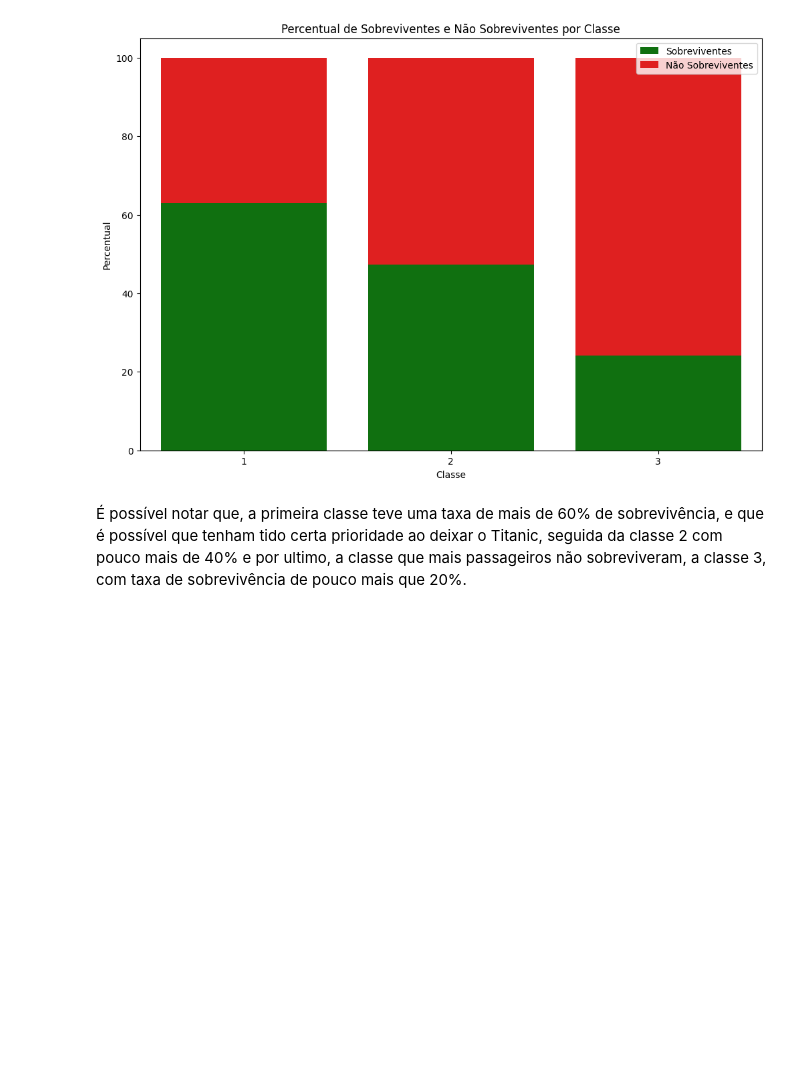
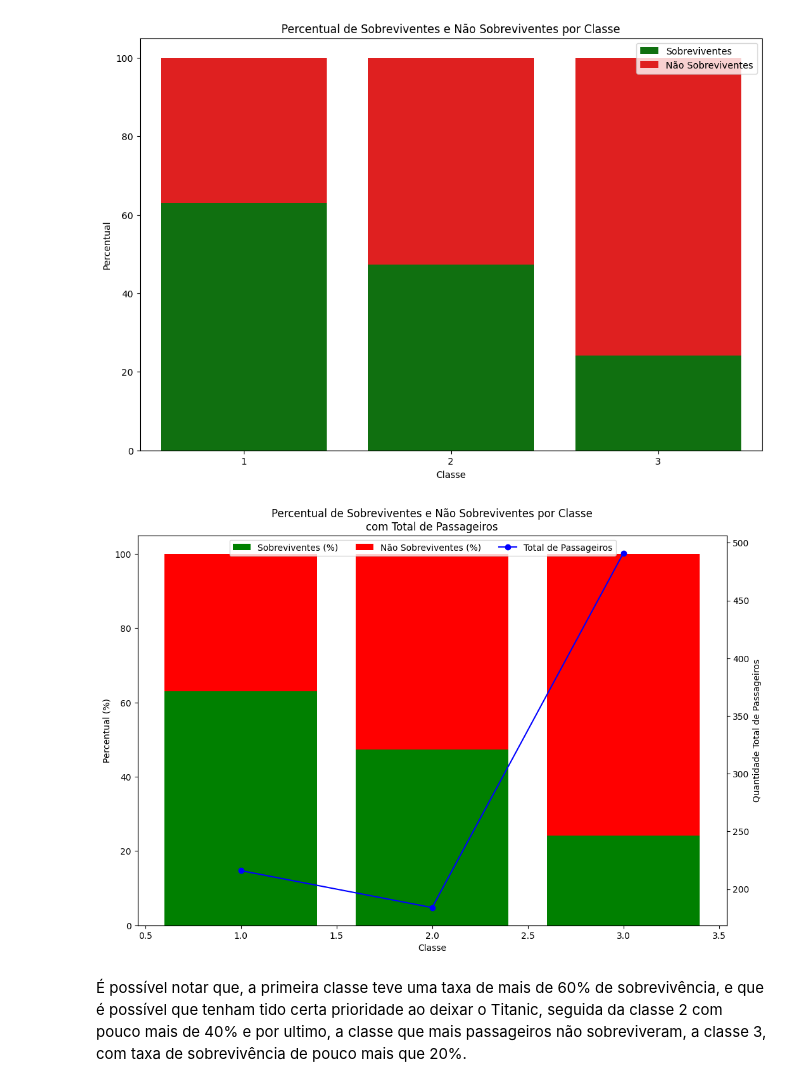
Before and after one commit to LSouzaCosta/DataScience, a Jupyter notebook: Titanic/01_EDA_titanic.ipynb, the cells around one changed output. Drawn from its saved outputs; the diff is of its cells as text; code cells hidden in the pictures; blank space fills up the shorter version.

```diff
--- a/Titanic/01_EDA_titanic.ipynb
+++ b/Titanic/01_EDA_titanic.ipynb
@@ -215,6 +213,41 @@ plt.legend()
 plt.show()
 # %% [output]
 [figure]
+# %%
+# Quantidade total de passageiros por classe
+total_per_class = train_DF['Pclass'].value_counts().sort_index()
+
+# Percentual de sobreviventes e não sobreviventes por classe
+percent_survived_per_class = train_DF.groupby('Pclass')['Survived'].mean() * 100
+percent_not_survived_per_class = 100 - percent_survived_per_class
+
+# Criando o gráfico com dois eixos y
+fig, ax1 = plt.subplots(figsize=(12, 8))
+
+# Gráfico de barras empilhadas para os percentuais
+bar1 = ax1.bar(total_per_class.index, percent_survived_per_class, color='green', label='Sobreviventes (%)')
+bar2 = ax1.bar(total_per_class.index, percent_not_survived_per_class, bottom=percent_survived_per_class, color='red', label='Não Sobreviventes (%)')
+ax1.set_xlabel('Classe')
+ax1.set_ylabel('Percentual (%)')
+ax1.set_title('Percentual de Sobreviventes e Não Sobreviventes por Classe\ncom Total de Passageiros')
+
+# Criando um segundo eixo y para a quantidade total de passageiros
+ax2 = ax1.twinx()
+line = ax2.plot(total_per_class.index, total_per_class, color='blue', marker='o', linestyle='-', label='Total de Passageiros')
+ax2.set_ylabel('Quantidade Total de Passageiros')
+
+# Combinar as legendas
+handles1, labels1 = ax1.get_legend_handles_labels()
+handles2, labels2 = ax2.get_legend_handles_labels()
+combined_handles = handles1 + handles2
+combined_labels = labels1 + labels2
+
+# Posicionar a legenda dentro do gráfico, abaixo do título
+fig.legend(combined_handles, combined_labels, loc='upper center', ncol=3, bbox_to_anchor=(0.5, 0.88))
+
+plt.show()
+# %% [output]
+[figure, added]
 # %% [markdown]
 É possível notar que, a primeira classe teve uma taxa de mais de 60% de sobrevivência, e que é possível que tenham tido certa prioridade ao deixar o Titanic, seguida da classe 2 com pouco mais de 40% e por ultimo, a classe que mais passageiros não sobreviveram, a classe 3, com taxa de sobrevivência de pouco mais que 20%.
 # %% [markdown]
```
Also changed, not shown: parts of 1 cell of this notebook, 4 other files.
